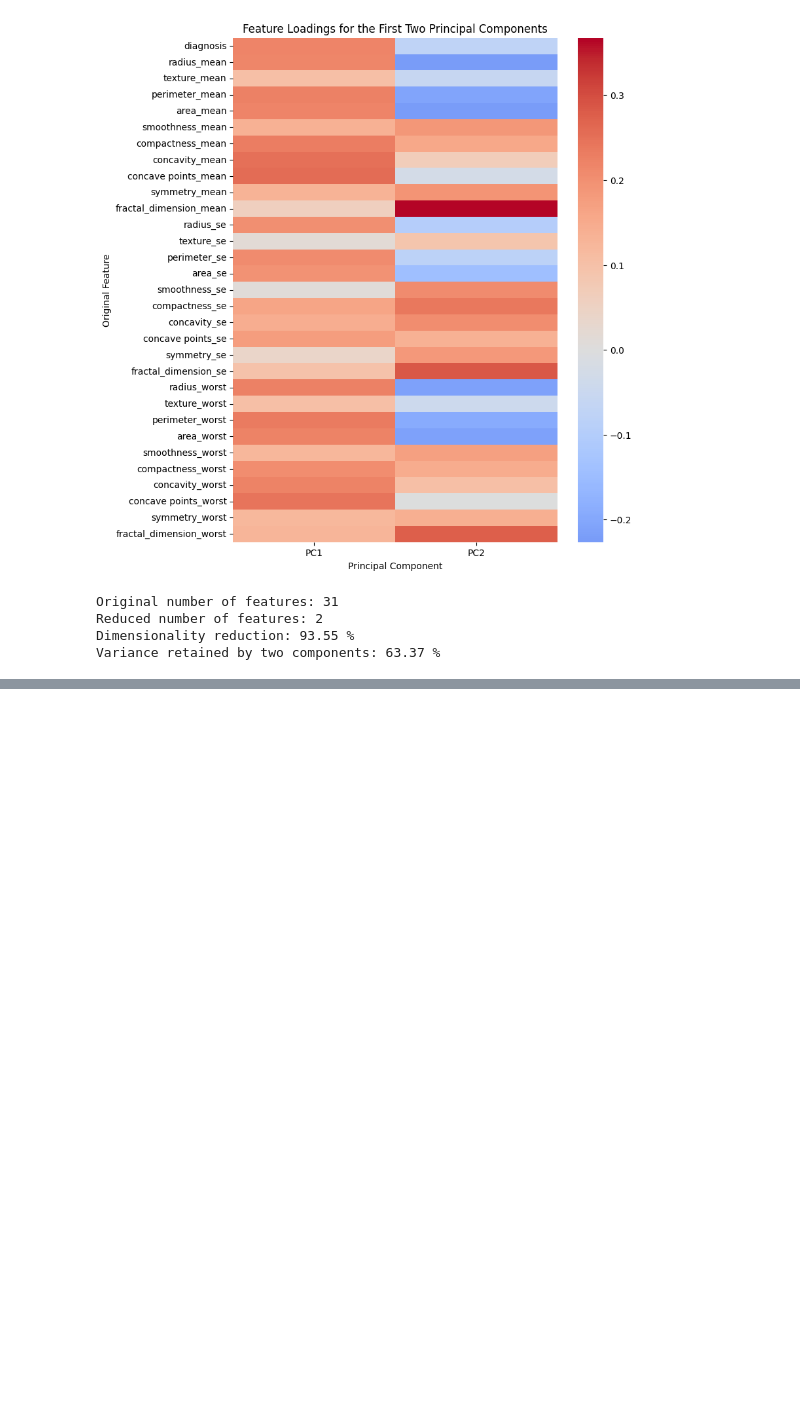
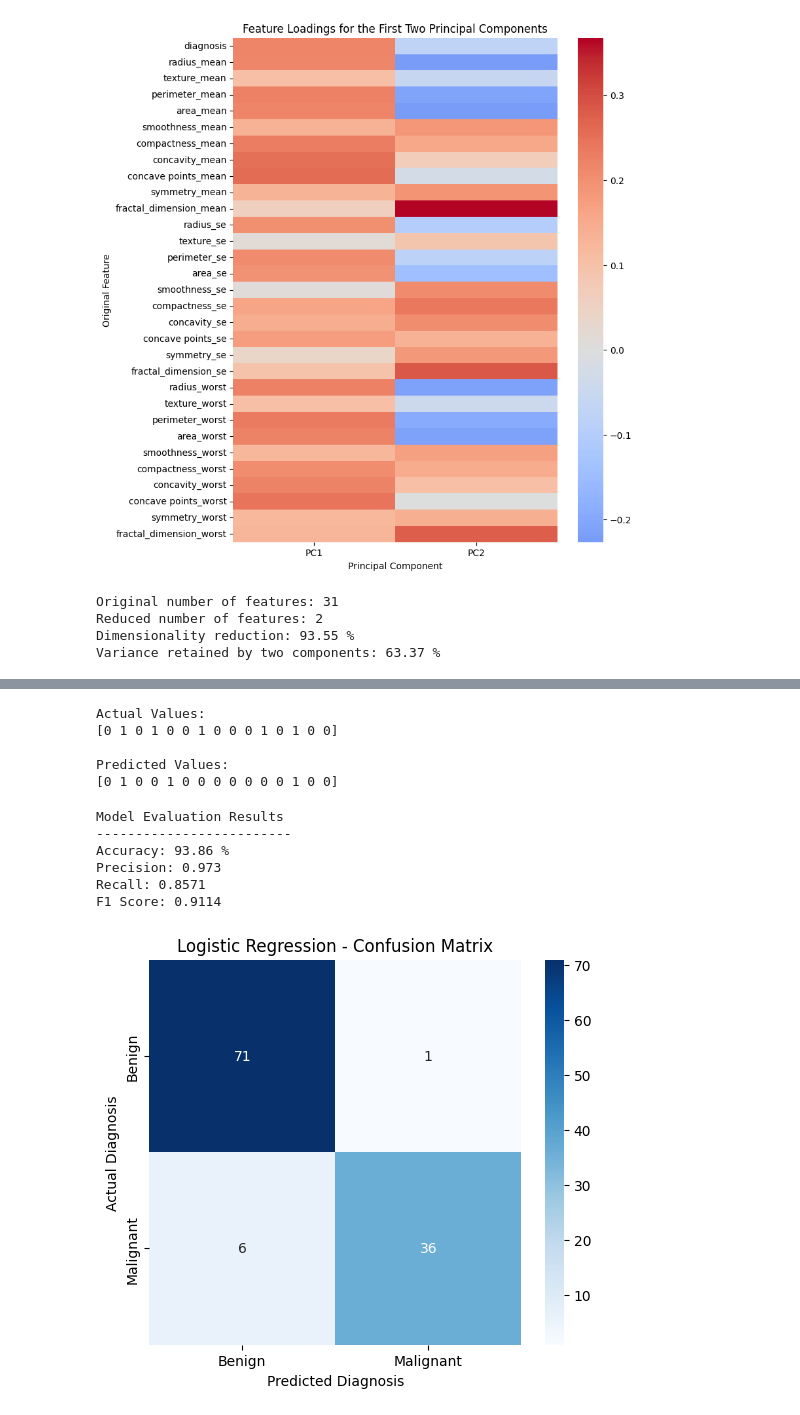
Before and after one commit to sanchi1004/EDA-Course-Project, a Jupyter notebook: Phase1_EDA.ipynb, the cells around one changed output, grey strips where cells are left out. Cells and saved outputs as stored; diff of their text form; code cells hidden in the pictures; blank space fills up the shorter version.

```diff
--- a/Phase1_EDA.ipynb
+++ b/Phase1_EDA.ipynb
@@ -1252,0 +1299,7 @@ Variance retained by two components: 63.37 %
+# %%
+from sklearn.linear_model import LogisticRegression
+model = LogisticRegression(max_iter=1000)
+
+model.fit(X_train, y_train)
+
+print("Logistic Regression Model Trained Successfully")
@@ -1252,0 +1315,63 @@ Variance retained by two components: 63.37 %
+# %%
+y_pred = model.predict(X_test)
+
+print("Actual Values:")
+print(y_test.values[:15])
+
+print("\nPredicted Values:")
+print(y_pred[:15])
+# %% [output]
+Actual Values:
+[0 1 0 1 0 0 1 0 0 0 1 0 1 0 0]
+
+Predicted Values:
+[0 1 0 0 1 0 0 0 0 0 0 0 1 0 0]
+# %%
+from sklearn.metrics import (
+    accuracy_score,
+    precision_score,
+    recall_score,
+    f1_score,
+    confusion_matrix,
+    classification_report
+)
+accuracy = accuracy_score(y_test, y_pred)
+precision = precision_score(y_test, y_pred)
+recall = recall_score(y_test, y_pred)
+f1 = f1_score(y_test, y_pred)
+
+print("Model Evaluation Results")
+print("-------------------------")
+print("Accuracy:", round(accuracy * 100, 2), "%")
+print("Precision:", round(precision, 4))
+print("Recall:", round(recall, 4))
+print("F1 Score:", round(f1, 4))
+# %% [output]
+Model Evaluation Results
+-------------------------
+Accuracy: 93.86 %
+Precision: 0.973
+Recall: 0.8571
+F1 Score: 0.9114
+# %%
+import matplotlib.pyplot as plt
+import seaborn as sns
+cm = confusion_matrix(y_test, y_pred)
+
+plt.figure(figsize=(6, 5))
+
+sns.heatmap(
+    cm,
+    annot=True,
+    fmt="d",
+    cmap="Blues",
+    xticklabels=["Benign", "Malignant"],
+    yticklabels=["Benign", "Malignant"]
+)
+
+plt.xlabel("Predicted Diagnosis")
+plt.ylabel("Actual Diagnosis")
+plt.title("Logistic Regression - Confusion Matrix")
+plt.show()
+# %% [output]
+[figure, added]
```
Also changed, not shown: parts of 7 cells of this notebook.
